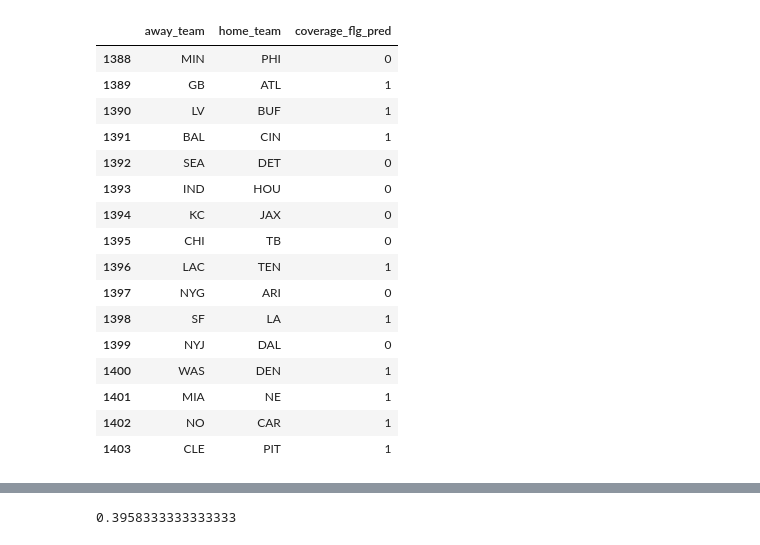
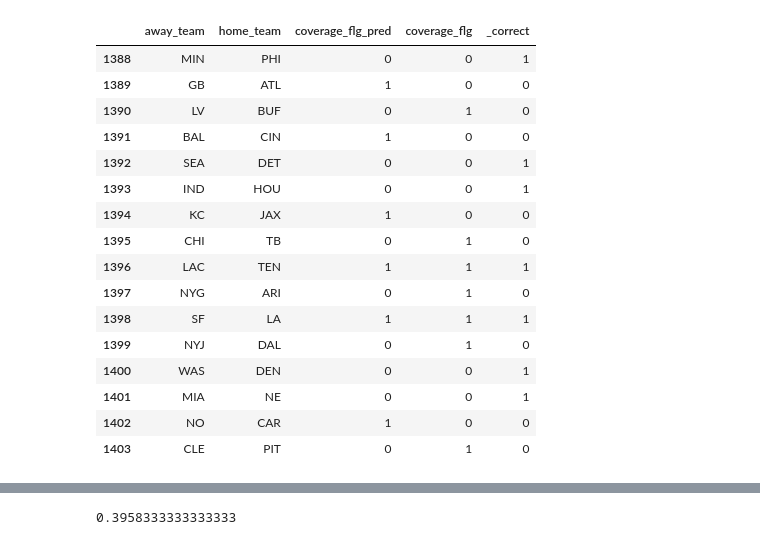
Before and after one commit to JLivingston01/pick-em, a Jupyter notebook: notebook_experiments/model_training_coverage_classifier.ipynb, the cells around one changed output, grey strips where cells are left out. Drawn from its saved outputs; the diff is of its cells as text; code cells hidden in the pictures.

```diff
--- a/notebook_experiments/model_training_coverage_classifier.ipynb
+++ b/notebook_experiments/model_training_coverage_classifier.ipynb
@@ -44,9 +44,9 @@ spread = 'spread_line'
 result = 'result'
 # %%
 Xtrain,Xtest,ytrain,ytest=train_test_split(model_data[first_features],model_data[target],
-                                           test_size=.2,random_state=42,shuffle=True)
+                                           test_size=.1,random_state=42,shuffle=True)
 # %%
 corr = pd.concat([Xtrain,ytrain],axis=1).corr(numeric_only=True,method='pearson')[target].sort_values()
 corr.sort_values(ascending=False)
-feats_used = corr[(abs(corr)>.04)&(abs(corr)<1)]
+feats_used = corr[(abs(corr)>.038)&(abs(corr)<1)]
 features = [i for i in feats_used.index if i != target]
@@ -130,14 +148,16 @@ inner = SGDClassifier(loss='perceptron',penalty='l2',alpha=.0001,
                       early_stopping=True,shuffle=True,
                       validation_fraction=.1,n_iter_no_change=25,random_state=42)
 
-inner = KNeighborsClassifier(n_neighbors=60,weights='distance')
-#inner = RandomForestClassifier(random_state=42,n_estimators=35,max_depth=4)
+
+#inner = KNeighborsClassifier(n_neighbors=60,weights='uniform')
+#inner = RandomForestClassifier(random_state=42,n_estimators=35,max_depth=6,min_samples_leaf=5)
+#inner = SVC(C=1,kernel='rbf',)
 model = Pipeline(steps=[
     ('poly',PolynomialFeatures(degree=2,interaction_only=False,include_bias=True)),
     ('VarianceThreshold',VarianceThreshold()),
     ('scaler',StandardScaler()),
-    ('selector',SelectKBest(k=15)),
-    #('selector',SequentialFeatureSelector(estimator=inner)),
+    ('selector',SelectKBest(k=45)),
+    ('selector2',SequentialFeatureSelector(estimator=inner,n_features_to_select=5,n_jobs=-1)),
     ('learner',inner
     )
 ]).fit(Xtrain.fillna(0),ytrain)#,learner__sample_weight=strain)
@@ -235,5 +264,6 @@ this_season_coverage_flg_prediction = pd.Series(
     model.predict(this_seasonX.fillna(0)),
     this_seasonX.index)
 this_season['coverage_flg_pred'] = this_season_coverage_flg_prediction
+this_season['_correct']=np.where(this_season['coverage_flg']==this_season['coverage_flg_pred'],1,0)
 # %%
 
@@ -259,21 +289,21 @@ this_season[this_season['week']==1][['away_team','home_team','coverage_flg_pred'
 # %%
-this_season[this_season['week']==2][['away_team','home_team','coverage_flg_pred']]
+this_season[this_season['week']==2][['away_team','home_team','coverage_flg_pred','coverage_flg','_correct']]
 # %% [output]
-|  | away_team | home_team | coverage_flg_pred |
-| 1388 | MIN | PHI | 0 |
-| 1389 | GB | ATL | 1 |
-| 1390 | LV | BUF | 1 |
-| 1391 | BAL | CIN | 1 |
-| 1392 | SEA | DET | 0 |
-| 1393 | IND | HOU | 0 |
-| 1394 | KC | JAX | 0 |
-| 1395 | CHI | TB | 0 |
-| 1396 | LAC | TEN | 1 |
-| 1397 | NYG | ARI | 0 |
-| 1398 | SF | LA | 1 |
-| 1399 | NYJ | DAL | 0 |
-| 1400 | WAS | DEN | 1 |
-| 1401 | MIA | NE | 1 |
-| 1402 | NO | CAR | 1 |
-| 1403 | CLE | PIT | 1 |
+|  | away_team | home_team | coverage_flg_pred | coverage_flg | _correct |
+| 1388 | MIN | PHI | 0 | 0 | 1 |
+| 1389 | GB | ATL | 1 | 0 | 0 |
+| 1390 | LV | BUF | 0 | 1 | 0 |
+| 1391 | BAL | CIN | 1 | 0 | 0 |
+| 1392 | SEA | DET | 0 | 0 | 1 |
+| 1393 | IND | HOU | 0 | 0 | 1 |
+| 1394 | KC | JAX | 1 | 0 | 0 |
+| 1395 | CHI | TB | 0 | 1 | 0 |
+| 1396 | LAC | TEN | 1 | 1 | 1 |
+| 1397 | NYG | ARI | 0 | 1 | 0 |
+| 1398 | SF | LA | 1 | 1 | 1 |
+| 1399 | NYJ | DAL | 0 | 1 | 0 |
+| 1400 | WAS | DEN | 0 | 0 | 1 |
+| 1401 | MIA | NE | 0 | 0 | 1 |
+| 1402 | NO | CAR | 1 | 0 | 0 |
+| 1403 | CLE | PIT | 0 | 1 | 0 |
 # %%
```
Also changed, not shown: parts of 14 cells of this notebook, 7 other files.
